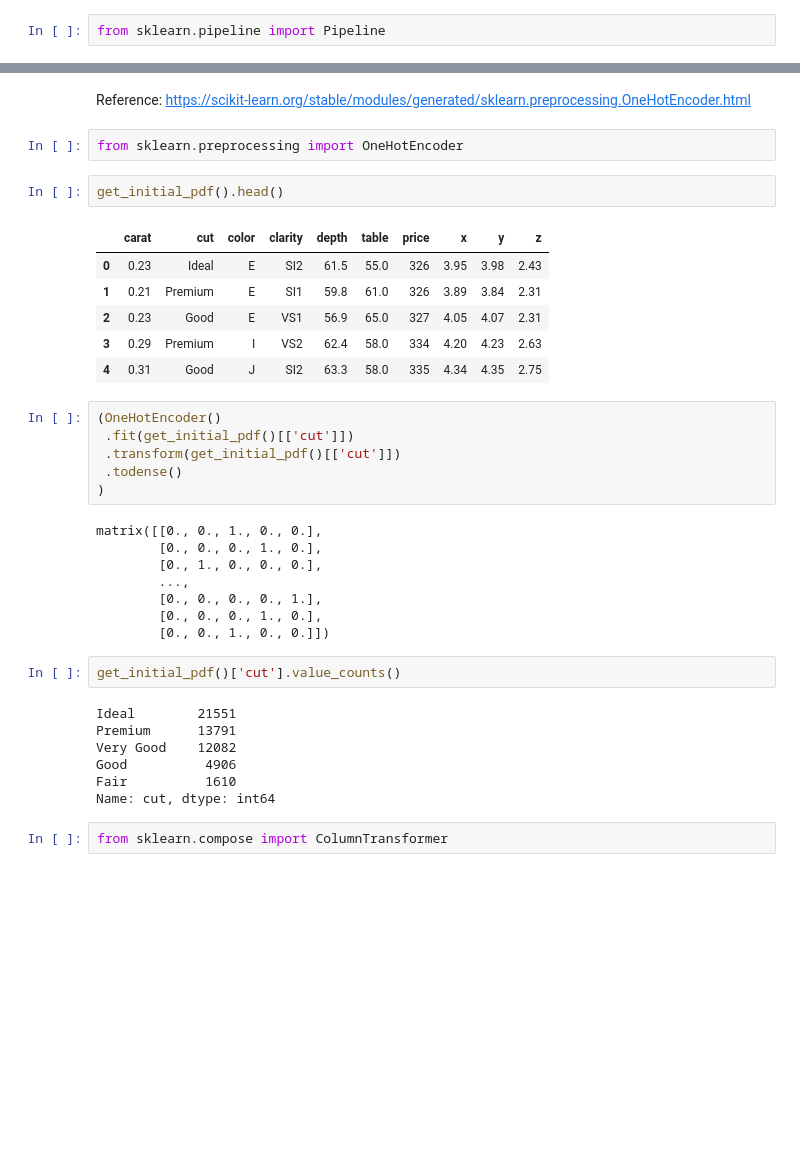
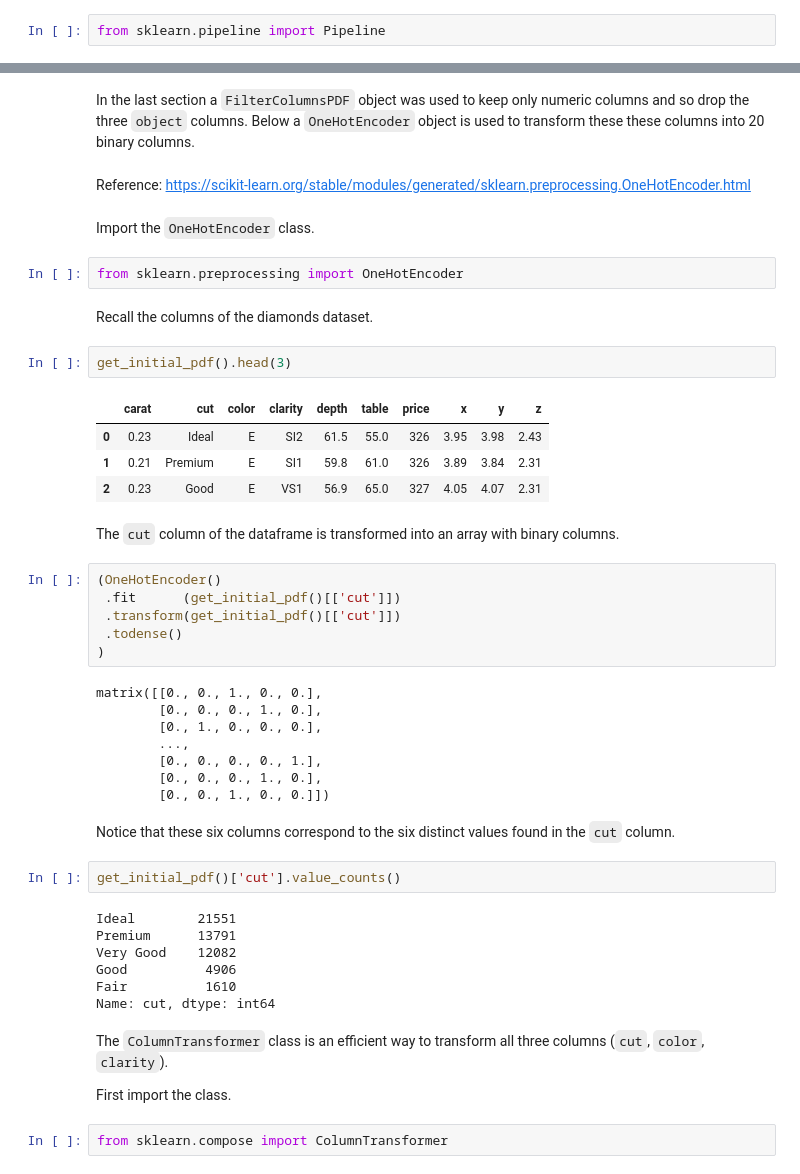
Before and after one commit to data-space/datalab-notebooks, a Jupyter notebook: Python/4. Workflows/1.1 Introduction - diamonds dataset.ipynb, the cells around one changed output, grey strips where cells are left out. Saved outputs shown, nothing was run; the diff lists cells and outputs as text; blank space fills up the shorter version.

```diff
--- a/Python/4. Workflows/1.1 Introduction - diamonds dataset.ipynb
+++ b/Python/4. Workflows/1.1 Introduction - diamonds dataset.ipynb
@@ -366,19 +372,25 @@ But we are missing information in the `object` columns.
+# %% [markdown]
+In the last section a `FilterColumnsPDF` object was used to keep only numeric columns and so drop the three `object` columns. Below a `OneHotEncoder` object is used to transform these these columns into 20 binary columns.
 # %% [markdown]
 Reference: https://scikit-learn.org/stable/modules/generated/sklearn.preprocessing.OneHotEncoder.html
+# %% [markdown]
+Import the `OneHotEncoder` class.
 # %%
 from sklearn.preprocessing import OneHotEncoder
+# %% [markdown]
+Recall the columns of the diamonds dataset.
 # %%
-get_initial_pdf().head()
+get_initial_pdf().head(3)
 # %% [output]
 |  | carat | cut | color | clarity | depth | table | price | x | y | z |
 | 0 | 0.23 | Ideal | E | SI2 | 61.5 | 55.0 | 326 | 3.95 | 3.98 | 2.43 |
 | 1 | 0.21 | Premium | E | SI1 | 59.8 | 61.0 | 326 | 3.89 | 3.84 | 2.31 |
 | 2 | 0.23 | Good | E | VS1 | 56.9 | 65.0 | 327 | 4.05 | 4.07 | 2.31 |
-| 3 | 0.29 | Premium | I | VS2 | 62.4 | 58.0 | 334 | 4.20 | 4.23 | 2.63 |
-| 4 | 0.31 | Good | J | SI2 | 63.3 | 58.0 | 335 | 4.34 | 4.35 | 2.75 |
+# %% [markdown]
+The `cut` column of the dataframe is transformed into an array with binary columns.
 # %%
 (OneHotEncoder()
- .fit(get_initial_pdf()[['cut']])
+ .fit      (get_initial_pdf()[['cut']])
  .transform(get_initial_pdf()[['cut']])
  .todense()
 )
@@ -390,6 +402,8 @@ matrix([[0., 0., 1., 0., 0.],
         [0., 0., 0., 0., 1.],
         [0., 0., 0., 1., 0.],
         [0., 0., 1., 0., 0.]])
+# %% [markdown]
+Notice that these six columns correspond to the six distinct values found in the `cut` column.
 # %%
 get_initial_pdf()['cut'].value_counts()
 # %% [output]
@@ -399,5 +413,9 @@ Very Good    12082
 Good          4906
 Fair          1610
 Name: cut, dtype: int64
+# %% [markdown]
+The `ColumnTransformer` class is an efficient way to transform all three columns (`cut`, `color`, `clarity`).
+
+First import the class.
 # %%
 from sklearn.compose import ColumnTransformer
```
Also changed, not shown: parts of 54 cells of this notebook.
